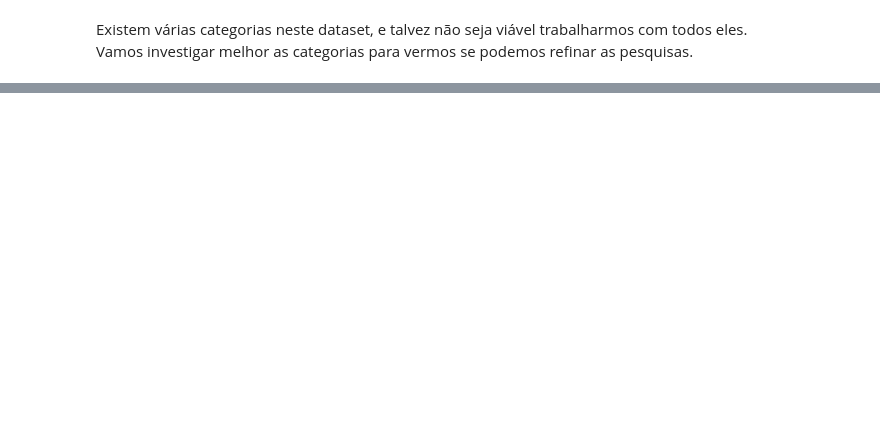
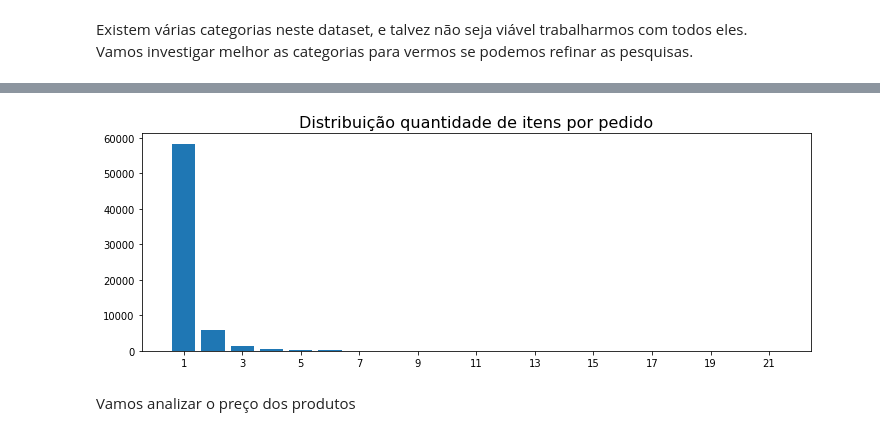
Before and after one commit to JohnnyYamanaka/projetos-ml-olist, a Jupyter notebook: forecasting/eda.ipynb, the cells around one changed output, grey strips where cells are left out. Cells and saved outputs as stored; diff of their text form; code cells hidden in the pictures; blank space fills up the shorter version.

```diff
--- a/forecasting/eda.ipynb
+++ b/forecasting/eda.ipynb
@@ -177,0 +311,3 @@ Provavelmente saiu assim quando realizamos a query no banco. Vamos deletar esses
+# %%
+df_analise = df_analise.filter(df_analise['product_category_name'] != 'NULL')
+df_validacao = df_validacao.filter(df_validacao['product_category_name'] != 'NULL')
@@ -177,0 +381,19 @@ Provavelmente saiu assim quando realizamos a query no banco. Vamos deletar esses
+# %%
+# Verificar quantos pedidos possuem mais de 1 item
+
+df_pandas_qtd_item = df_analise\
+    .select('*')\
+    .groupBy('order_item_id')\
+    .agg(f.count('order_item_id').alias('qtd_itens_pedido'))\
+    .orderBy('qtd_itens_pedido', ascending=False)\
+    .toPandas()
+
+plt.figure(figsize=(12, 4))
+plt.title('Distribuição quantidade de itens por pedido', fontsize=16)
+plt.bar(x='order_item_id', height='qtd_itens_pedido', data=df_pandas_qtd_item)
+plt.xticks(np.arange(1, 23, 2))
+plt.show()
+# %% [output]
+[figure, added]
+# %% [markdown]
+Vamos analizar o preço dos produtos
```
Also changed, not shown: parts of 37 cells of this notebook.
